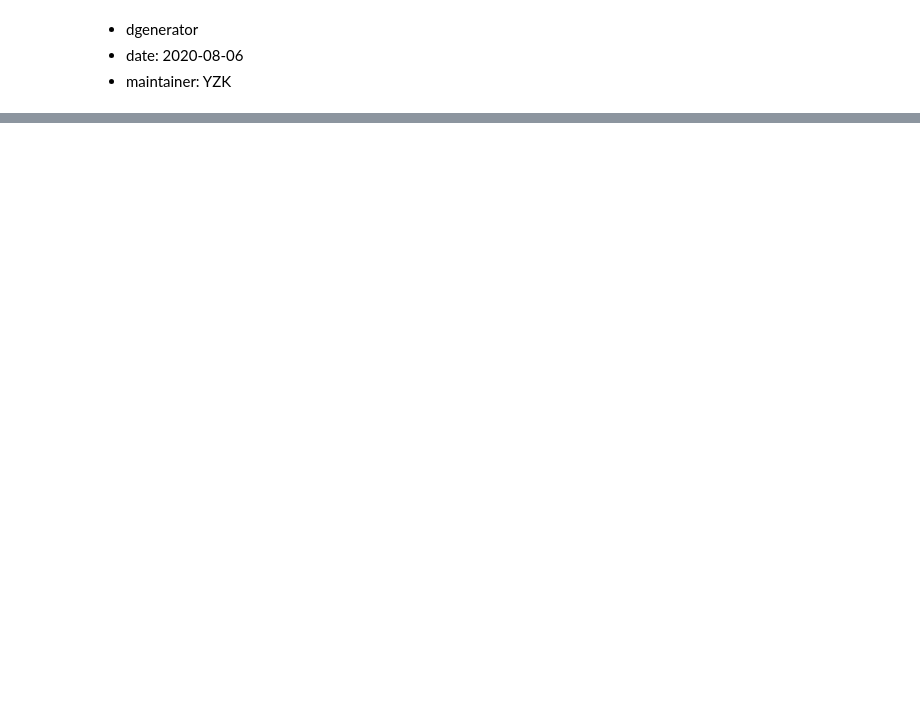
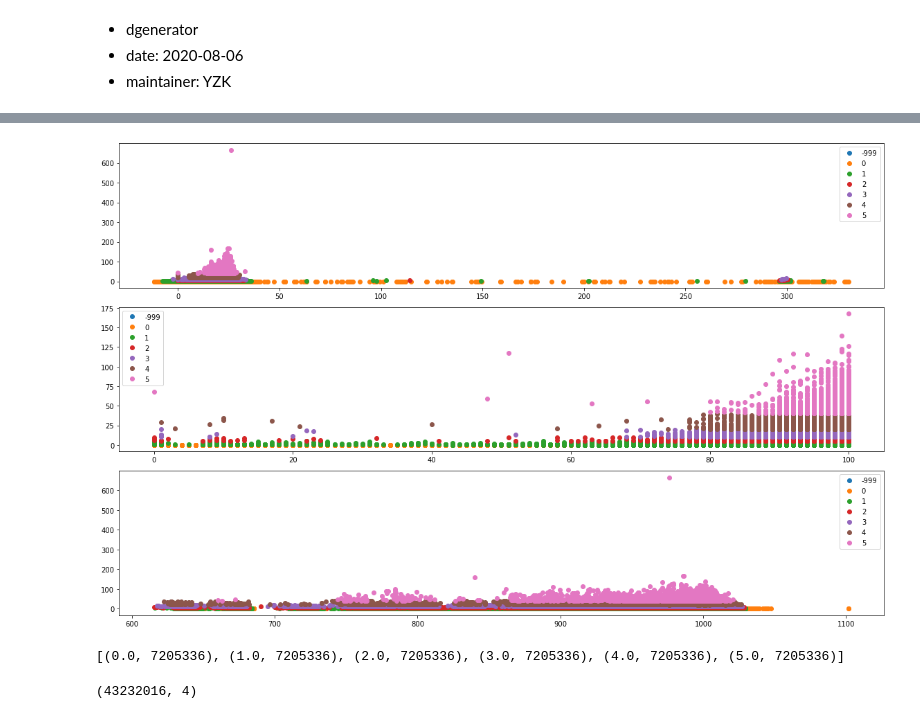
Before and after one commit to thecourageyu/RNNQC, a Jupyter notebook: lib/dgenerator.ipynb, the cells around one changed output, grey strips where cells are left out. Cells and saved outputs as stored; diff of their text form; code cells hidden in the pictures; blank space fills up the shorter version.

```diff
--- a/lib/dgenerator.ipynb
+++ b/lib/dgenerator.ipynb
@@ -556,0 +787,17 @@ if __name__ == "__main__":
+# %%
+rawdata = np.reshape(hrfs[-2], (-1, 4))
+labels = np.reshape(hrfs[1], (-1, 4))
+
+fig, ax = plt.subplots(3, figsize=(16, 10))
+for vidx in range(3):
+    df = pd.DataFrame(dict(x=rawdata[:, vidx], y=rawdata[:, 3], label=labels[:, 3]))
+    grps = df.groupby("label")
+    for gname, grp in grps:
+        ax[vidx].plot(grp.x.values, grp.y.values, marker="o", linestyle="", label=gname)
+
+    ax[vidx].legend()
+
+plt.tight_layout()
+plt.show()
+# %% [output]
+[figure, added]
@@ -556,0 +816,8 @@ if __name__ == "__main__":
+# %%
+print(sorted(Counter(y_resampled).items()))
+# %% [output]
+[(0.0, 7205336), (1.0, 7205336), (2.0, 7205336), (3.0, 7205336), (4.0, 7205336), (5.0, 7205336)]
+# %%
+X_resampled.shape
+# %% [output]
+(43232016, 4)
```
Also changed, not shown: parts of 17 cells of this notebook, 5 other files.
